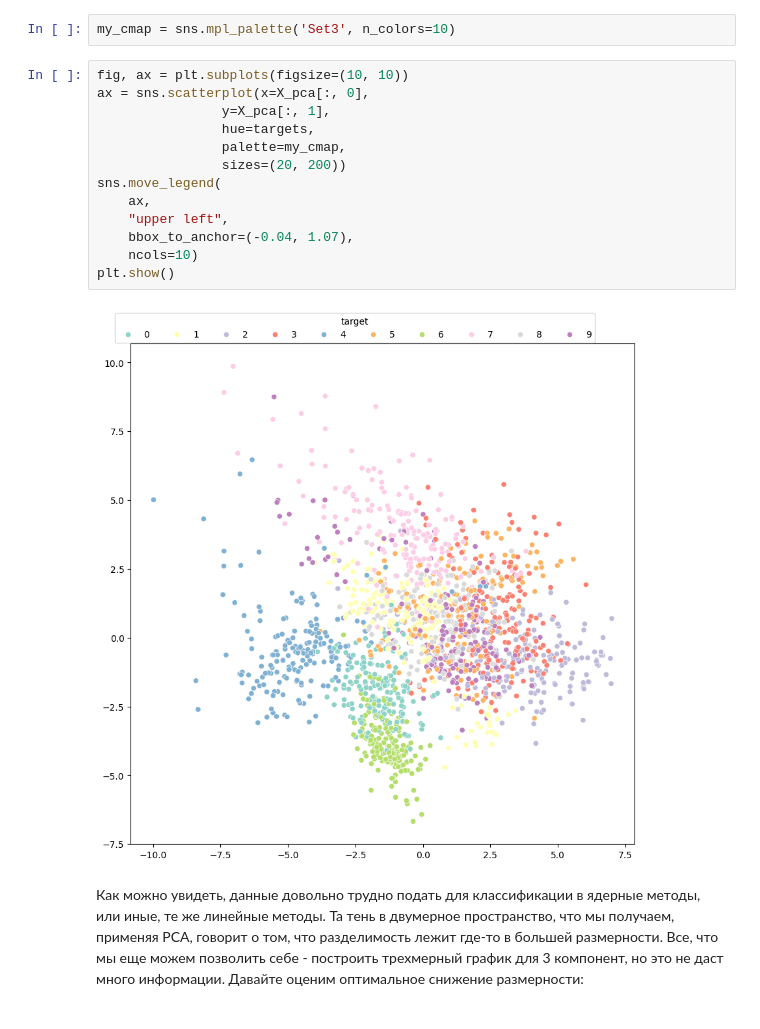
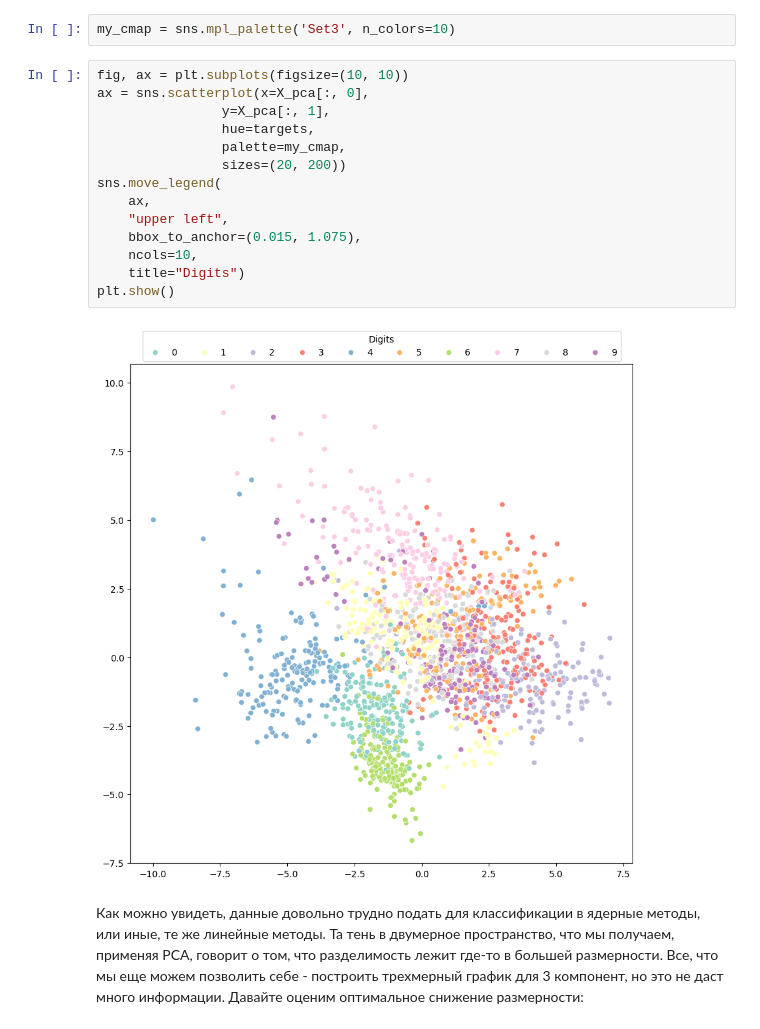
Before and after one commit to Ollldman/ml_dl_experiments, a Jupyter notebook: 5_Friday_DImensionality_reduction.ipynb, the cells around one changed output. Cells and saved outputs as stored; diff of their text form.

Commit message:
Update plots

```diff
--- a/5_Friday_DImensionality_reduction.ipynb
+++ b/5_Friday_DImensionality_reduction.ipynb
@@ -415,18 +415,19 @@ my_cmap = sns.mpl_palette('Set3', n_colors=10)
 # %%
 fig, ax = plt.subplots(figsize=(10, 10))
 ax = sns.scatterplot(x=X_pca[:, 0],
                 y=X_pca[:, 1],
                 hue=targets,
                 palette=my_cmap,
                 sizes=(20, 200))
 sns.move_legend(
     ax,
     "upper left",
-    bbox_to_anchor=(-0.04, 1.07),
-    ncols=10)
+    bbox_to_anchor=(0.015, 1.075),
+    ncols=10,
+    title="Digits")
 plt.show()
 # %% [output]
-[figure, old version]
+[figure, new version]
 # %% [markdown]
 Как можно увидеть, данные довольно трудно подать для классификации в ядерные методы, или иные, те же линейные методы. Та тень в двумерное пространство, что мы получаем, применяя PCA, говорит о том, что разделимость лежит где-то в большей размерности. Все, что мы еще можем позволить себе - построить трехмерный график для 3 компонент, но это не даст много информации.
 Давайте оценим оптимальное снижение размерности:
```
